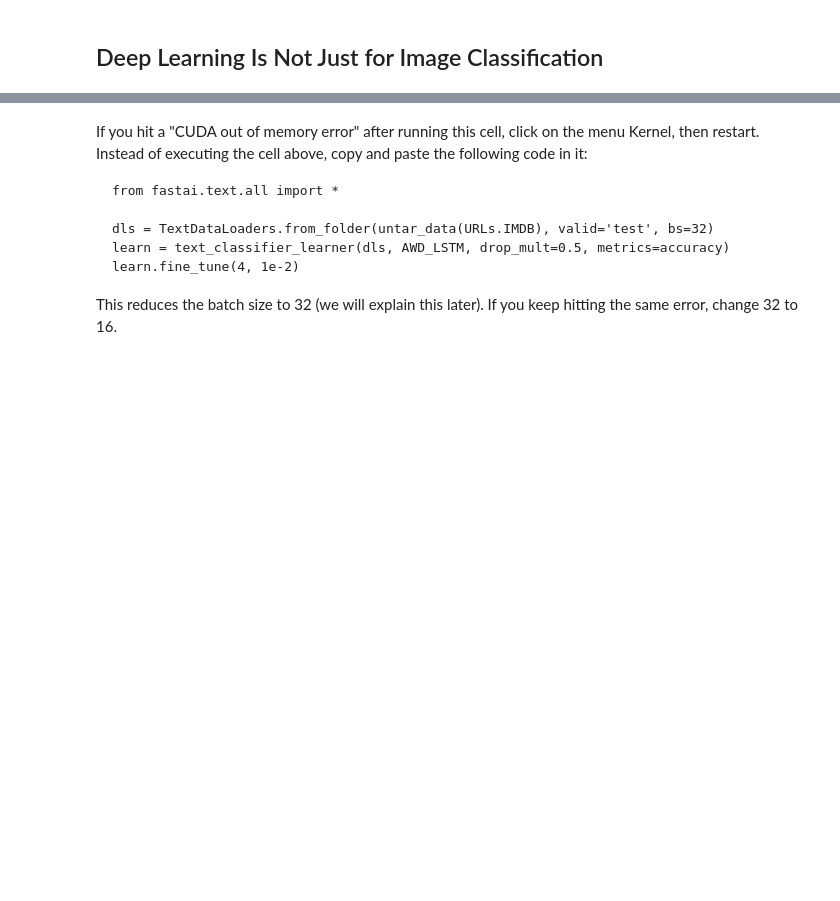
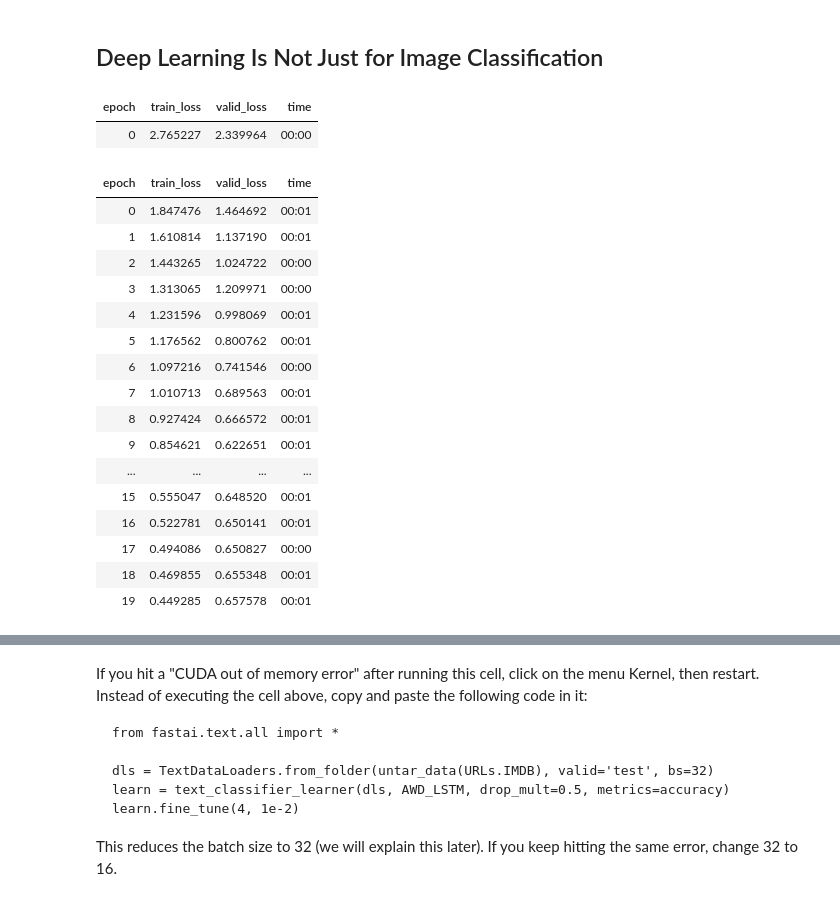
Before and after one commit to anmolsingh95/fastaiex, a Jupyter notebook: course/lecture01/chapter01/01_intro.ipynb, the cells around one changed output, grey strips where cells are left out. Cells and saved outputs as stored; diff of their text form; code cells hidden in the pictures; blank space fills up the shorter version.

```diff
--- a/course/lecture01/chapter01/01_intro.ipynb
+++ b/course/lecture01/chapter01/01_intro.ipynb
@@ -122,12 +129,32 @@ Since these kinds of machine learning models can only make *predictions* (i.e.,
 # %%
 path = untar_data(URLs.CAMVID_TINY)
 dls = SegmentationDataLoaders.from_label_func(
     path, bs=8, fnames = get_image_files(path/"images"),
     label_func = lambda o: path/'labels'/f'{o.stem}_P{o.suffix}',
     codes = np.loadtxt(path/'codes.txt', dtype=str)
 )
 
 learn = unet_learner(dls, resnet34)
-learn.fine_tune(8)
+learn.fine_tune(20)
+# %% [output]
+| epoch | train_loss | valid_loss | time |
+| 0 | 2.765227 | 2.339964 | 00:00 |
+| epoch | train_loss | valid_loss | time |
+| 0 | 1.847476 | 1.464692 | 00:01 |
+| 1 | 1.610814 | 1.137190 | 00:01 |
+| 2 | 1.443265 | 1.024722 | 00:00 |
+| 3 | 1.313065 | 1.209971 | 00:00 |
+| 4 | 1.231596 | 0.998069 | 00:01 |
+| 5 | 1.176562 | 0.800762 | 00:01 |
+| 6 | 1.097216 | 0.741546 | 00:00 |
+| 7 | 1.010713 | 0.689563 | 00:01 |
+| 8 | 0.927424 | 0.666572 | 00:01 |
+| 9 | 0.854621 | 0.622651 | 00:01 |
+| ... | ... | ... | ... |
+| 15 | 0.555047 | 0.648520 | 00:01 |
+| 16 | 0.522781 | 0.650141 | 00:01 |
+| 17 | 0.494086 | 0.650827 | 00:00 |
+| 18 | 0.469855 | 0.655348 | 00:01 |
+| 19 | 0.449285 | 0.657578 | 00:01 |
 # %%
 learn.show_results(max_n=6, figsize=(7,8))
```
Also changed, not shown: parts of 8 cells of this notebook.
